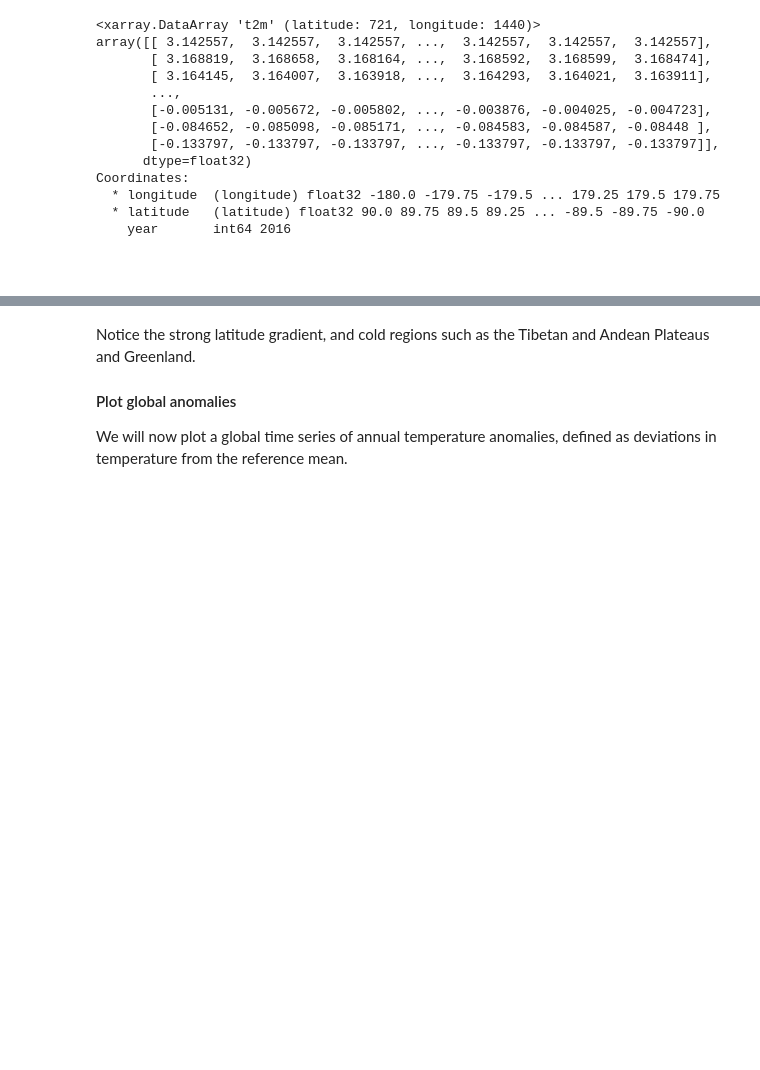
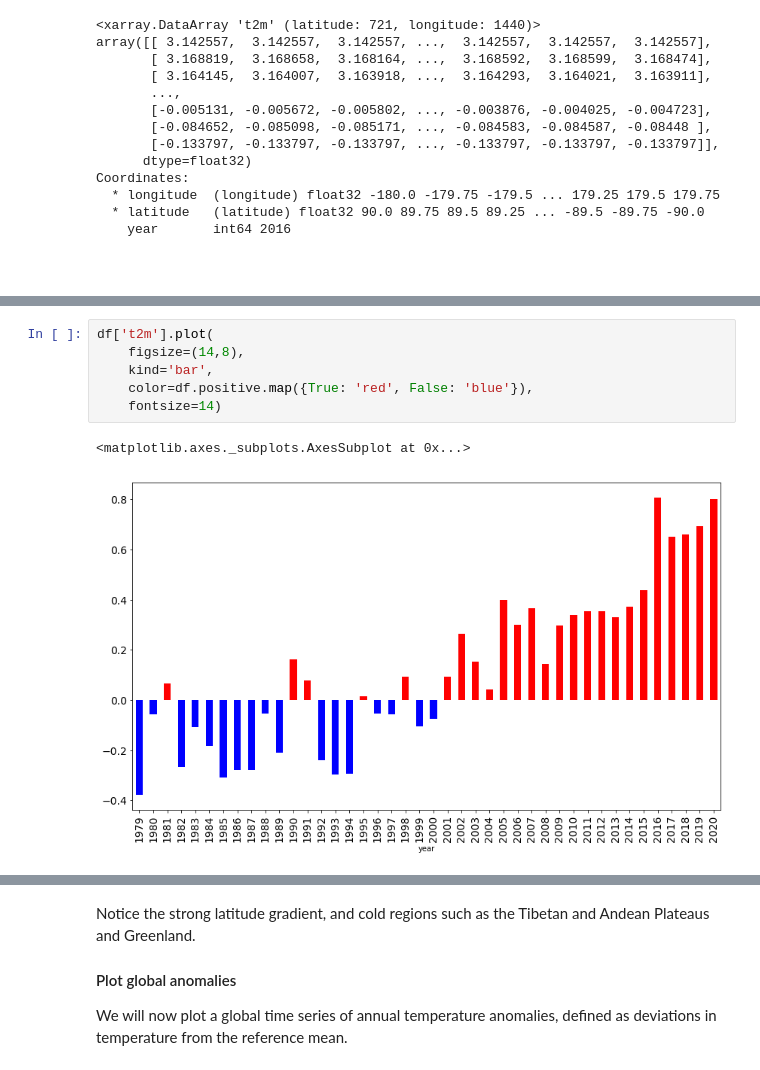
Before and after one commit to tessac2/copernicus-training, a Jupyter notebook: 111_c3s_climatologies_trends.ipynb, the cells around one changed output, grey strips where cells are left out. Drawn from its saved outputs; the diff is of its cells as text; blank space fills up the shorter version.

```diff
--- a/111_c3s_climatologies_trends.ipynb
+++ b/111_c3s_climatologies_trends.ipynb
@@ -510,0 +651,9 @@ visualize_pcolormesh(data_array = era5_t2m_anomaly_2016,
+# %%
+df['t2m'].plot(
+    figsize=(14,8),
+    kind='bar',
+    color=df.positive.map({True: 'red', False: 'blue'}),
+    fontsize=14)
+# %% [output]
+<matplotlib.axes._subplots.AxesSubplot at 0x...>
+[figure, added]
```
Also changed, not shown: parts of 19 cells of this notebook.
